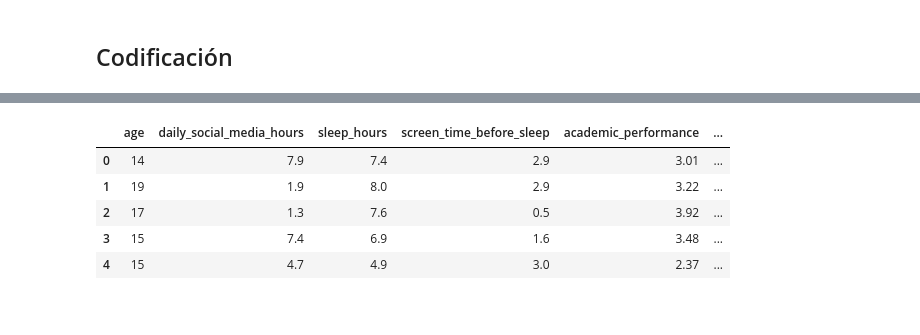
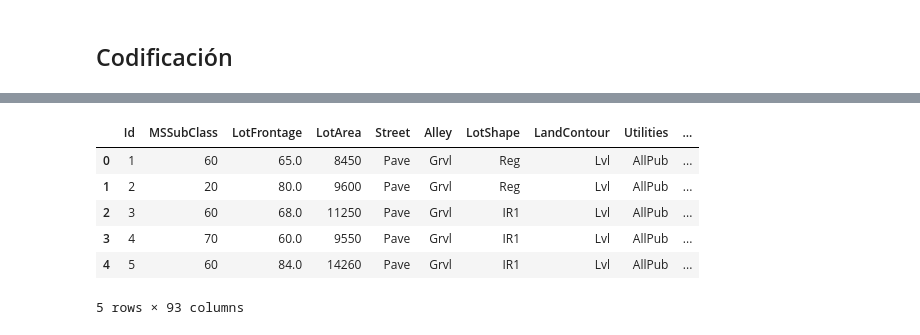
Before and after one commit to Bootcamp-DA-P2/proyecto7-regression-grupo5, a Jupyter notebook: 3.ipynb, the cells around one changed output, grey strips where cells are left out. Cells and saved outputs as stored; diff of their text form; code cells hidden in the pictures.

```diff
--- a/3.ipynb
+++ b/3.ipynb
@@ -258,0 +390,19 @@ plt.show()
+# %%
+#Aplicamos transformacion logaritmica
+df_clean["SalePrice_Log"] = np.log1p(df_clean["SalePrice"])
+
+#creamos un lienzo para comparar ambas distribuciones
+fig,axes = plt.subplots(1,2, figsize = (16,6))
+
+# Gráfica Izquierda: Distribución Original (Sesgada)
+sns.histplot(ax=axes[0], data=df_clean, x="SalePrice", kde=True, color="blue")
+axes[0].set_title("Distribución Original de SalePrice (Asimétrica)", fontsize=13)
+axes[0].set_xlabel("Precio de Venta ($)")
+
+# Gráfica Derecha: Nueva Distribución Logarítmica (Normalizada)
+sns.histplot(ax=axes[1], data=df_clean, x="SalePrice_Log", kde=True, color="green")
+axes[1].set_title("Distribución de SalePrice con Transformación Logarítmica", fontsize=13)
+axes[1].set_xlabel("Logaritmo del Precio")
+
+plt.tight_layout()
+plt.show()
@@ -284,17 +435,29 @@ El análisis visual de la variable de rendimiento académico (notas medias) desv
 # %% [markdown]
 ## Codificación
 # %%
-# 1. Codificación Ordinal para 'social_interaction_level'
-mapa_niveles = {'low': 0, 'medium': 1, 'high': 2}
-df['social_interaction_level'] = df['social_interaction_level'].map(mapa_niveles)
+# --- 1. Codificación Ordinal para 'ExterQual' ---
+if 'ExterQual' in df_clean.columns:
+    mapa_calidad = {'Fa': 0, 'TA': 1, 'Gd': 2, 'Ex': 3}
+    df_clean['ExterQual'] = df_clean['ExterQual'].map(mapa_calidad)
+    df_clean['ExterQual'] = df_clean['ExterQual'].fillna(1).astype(int)
+    print("✅ Codificación Ordinal de 'ExterQual' completada con éxito.")
+else:
+    print("⚠️ Advertencia: 'ExterQual' no se encuentra en el dataset actual.")
 
-# 2. Codificación One-Hot para 'gender' y 'platform_usage'
-# Usamos drop_first=True para evitar la "trampa de la multicolinealidad" en regresión
-df = pd.get_dummies(df, columns=['gender', 'platform_usage'], drop_first=True, dtype=int)
 
-# 3. Comprobar cómo ha quedado el dataset
-print("--- Estructura del dataset codificado ---")
-df.info()
-print("\n--- Primeras filas transformadas ---")
-display(df.head())
+# --- 2. Codificación One-Hot Blindada para 'MSZoning' y 'HouseStyle' ---
+# Filtramos dinámicamente solo las columnas que REALMENTE existan en el archivo
+columnas_a_codificar = [col for col in ['MSZoning', 'HouseStyle'] if col in df_clean.columns]
+
+if columnas_a_codificar:
+    df_clean = pd.get_dummies(df_clean, columns=columnas_a_codificar, drop_first=True, dtype=int)
+    print(f"✅ Codificación One-Hot aplicada correctamente a: {columnas_a_codificar}")
+else:
+    print("❌ Error Crítico: Ni 'MSZoning' ni 'HouseStyle' existen en las columnas. Ejecuta el Paso 1 para restablecer el dataset.")
+
+
+# --- 3. Comprobación de estado final ---
+print("\n--- Estructura final del dataset transformado ---")
+print(f"📊 Dimensiones actuales: {df_clean.shape[0]} filas y {df_clean.shape[1]} columnas.")
+df_clean.head()
 # %% [output]
@@ -318,7 +469,8 @@ memory usage: 143.1 KB
-|  | age | daily_social_media_hours | sleep_hours | screen_time_before_sleep | academic_performance | ... |
-| 0 | 14 | 7.9 | 7.4 | 2.9 | 3.01 | ... |
-| 1 | 19 | 1.9 | 8.0 | 2.9 | 3.22 | ... |
-| 2 | 17 | 1.3 | 7.6 | 0.5 | 3.92 | ... |
-| 3 | 15 | 7.4 | 6.9 | 1.6 | 3.48 | ... |
-| 4 | 15 | 4.7 | 4.9 | 3.0 | 2.37 | ... |
+|  | Id | MSSubClass | LotFrontage | LotArea | Street | Alley | LotShape | LandContour | Utilities | ... |
+| 0 | 1 | 60 | 65.0 | 8450 | Pave | Grvl | Reg | Lvl | AllPub | ... |
+| 1 | 2 | 20 | 80.0 | 9600 | Pave | Grvl | Reg | Lvl | AllPub | ... |
+| 2 | 3 | 60 | 68.0 | 11250 | Pave | Grvl | IR1 | Lvl | AllPub | ... |
+| 3 | 4 | 70 | 60.0 | 9550 | Pave | Grvl | IR1 | Lvl | AllPub | ... |
+| 4 | 5 | 60 | 84.0 | 14260 | Pave | Grvl | IR1 | Lvl | AllPub | ... |
+5 rows × 93 columns
 # %%
```
Also changed, not shown: parts of 36 cells of this notebook, 5 other files.
